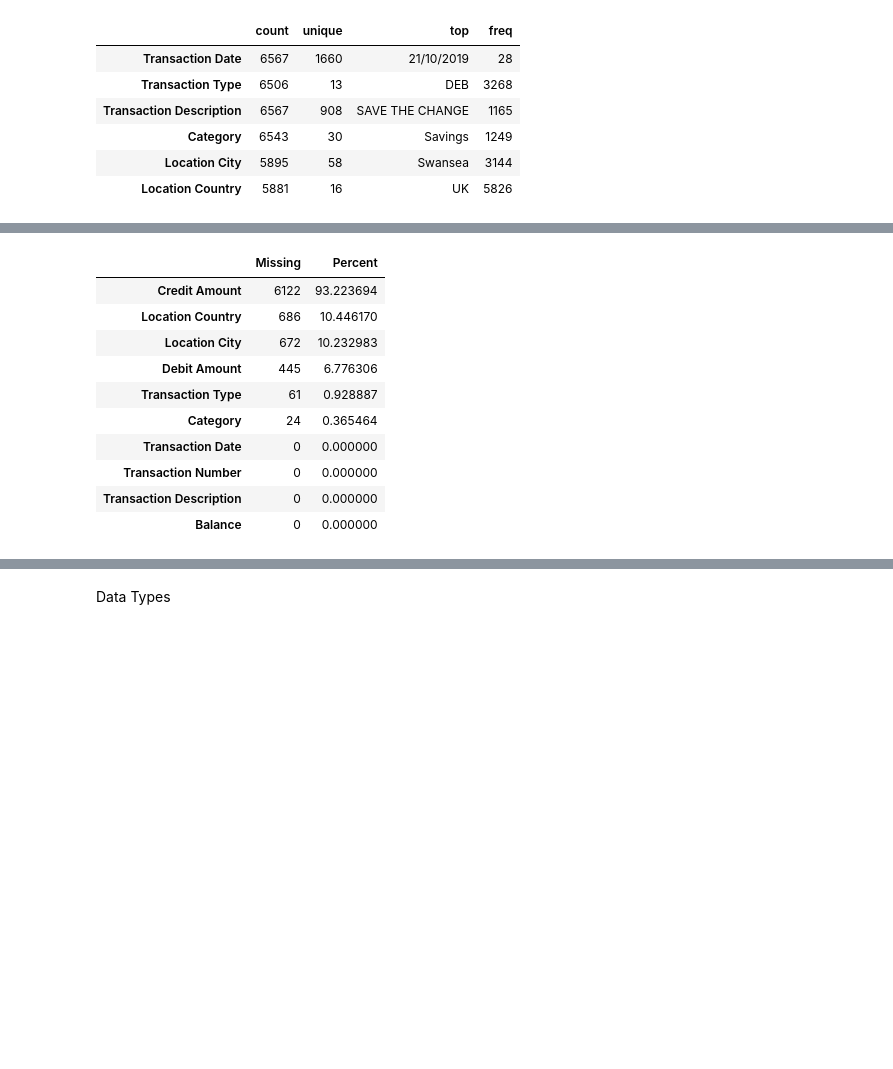
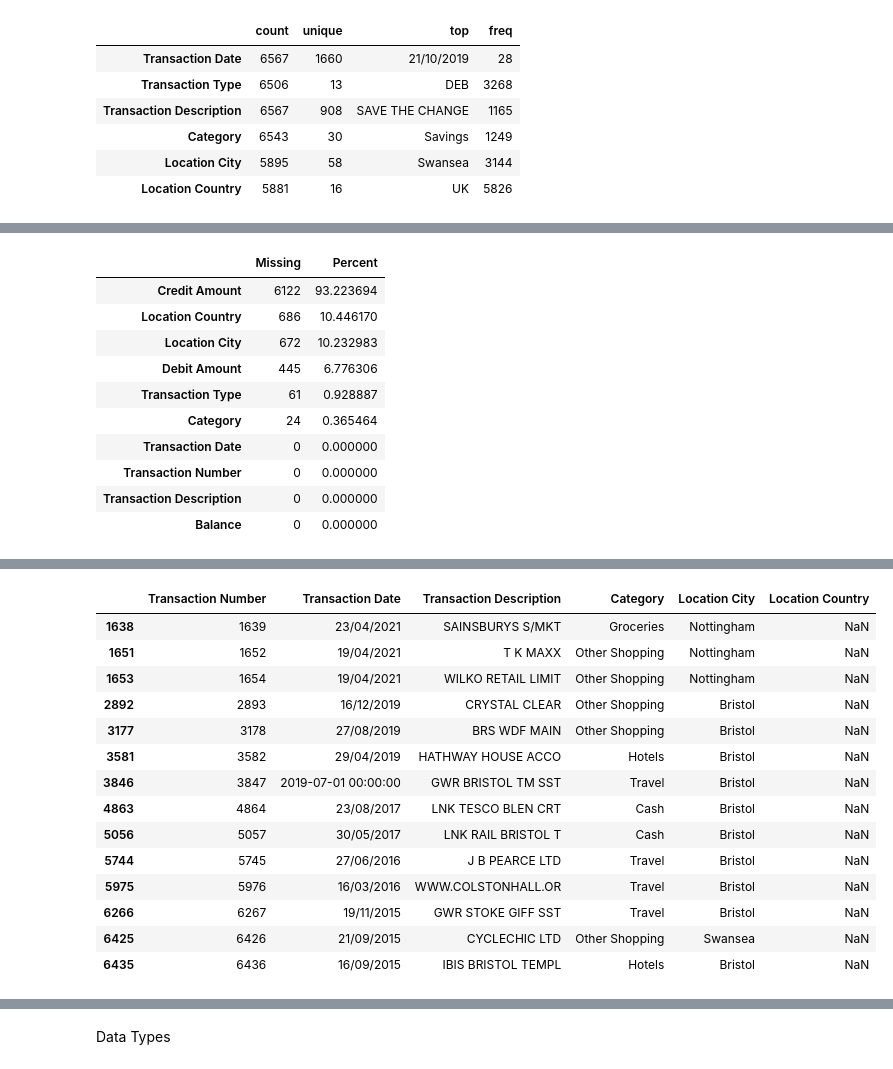
Before and after one commit to m3mentomor1/e2e-bank-transactions-analysis, a Jupyter notebook: notebooks/eda_raw.ipynb, the cells around one changed output, grey strips where cells are left out. Saved outputs shown, nothing was run; the diff lists cells and outputs as text; code cells hidden in the pictures; blank space fills up the shorter version.

```diff
--- a/notebooks/eda_raw.ipynb
+++ b/notebooks/eda_raw.ipynb
@@ -141,10 +143,83 @@ missing["Percent"] = (
     missing["Missing"] / len(df) * 100
 )
 
-missing.sort_values(
-    "Missing",
-    ascending=False
-)
+display(missing.sort_values("Missing", ascending=False))
+
+# Location City vs Country consistency
+city_null = df["Location City"].isna()
+country_null = df["Location Country"].isna()
+
+location_patterns = pd.DataFrame({
+    "Pattern": [
+        "Both present",
+        "Both missing",
+        "City missing, Country present",
+        "City present, Country missing",
+    ],
+    "Count": [
+        int((~city_null & ~country_null).sum()),
+        int((city_null & country_null).sum()),
+        int((city_null & ~country_null).sum()),
+        int((~city_null & country_null).sum()),
+    ],
+})
+location_patterns["Percent"] = location_patterns["Count"] / len(df) * 100
+
+print("\nLocation City vs Country consistency:")
+display(location_patterns)
+
+city_without_country = df.loc[
+    df["Location City"].notna() & df["Location Country"].isna(),
+    [
+        "Transaction Number",
+        "Transaction Date",
+        "Transaction Description",
+        "Category",
+        "Location City",
+        "Location Country",
+    ],
+]
+print(f"\nCity present, Country missing: {len(city_without_country)}")
+if len(city_without_country):
+    city_country_lookup = (
+        df.loc[
+            df["Location City"].notna() & df["Location Country"].notna(),
+            ["Location City", "Location Country"],
+        ]
+        .value_counts()
+        .reset_index(name="freq")
+    )
+    affected_cities = city_without_country["Location City"].value_counts().rename(
+        "rows_missing_country"
+    )
+    suggested = (
+        city_country_lookup
+        .sort_values("freq", ascending=False)
+        .drop_duplicates(subset=["Location City"], keep="first")
+        .set_index("Location City")["Location Country"]
+    )
+    city_fix_candidates = (
+        affected_cities
+        .to_frame()
+        .join(suggested.rename("most_common_country"), how="left")
+    )
+    display(city_without_country)
+    display(city_fix_candidates)
+
+country_without_city = df.loc[
+    df["Location City"].isna() & df["Location Country"].notna(),
+    [
+        "Transaction Number",
+        "Transaction Date",
+        "Transaction Description",
+        "Category",
+        "Location City",
+        "Location Country",
+    ],
+]
+print(f"\nCity missing, Country present: {len(country_without_city)}")
+if len(country_without_city):
+    display(country_without_city)
 # %% [output]
 |  | Missing | Percent |
 | Credit Amount | 6122 | 93.223694 |
@@ -159,0 +242,15 @@ missing.sort_values(
+|  | Transaction Number | Transaction Date | Transaction Description | Category | Location City | Location Country |
+| 1638 | 1639 | 23/04/2021 | SAINSBURYS S/MKT | Groceries | Nottingham | NaN |
+| 1651 | 1652 | 19/04/2021 | T K MAXX | Other Shopping | Nottingham | NaN |
+| 1653 | 1654 | 19/04/2021 | WILKO RETAIL LIMIT | Other Shopping | Nottingham | NaN |
+| 2892 | 2893 | 16/12/2019 | CRYSTAL CLEAR | Other Shopping | Bristol | NaN |
+| 3177 | 3178 | 27/08/2019 | BRS WDF MAIN | Other Shopping | Bristol | NaN |
+| 3581 | 3582 | 29/04/2019 | HATHWAY HOUSE ACCO | Hotels | Bristol | NaN |
+| 3846 | 3847 | 2019-07-01 00:00:00 | GWR BRISTOL TM SST | Travel | Bristol | NaN |
+| 4863 | 4864 | 23/08/2017 | LNK TESCO BLEN CRT | Cash | Bristol | NaN |
+| 5056 | 5057 | 30/05/2017 | LNK RAIL BRISTOL T | Cash | Bristol | NaN |
+| 5744 | 5745 | 27/06/2016 | J B PEARCE LTD | Travel | Bristol | NaN |
+| 5975 | 5976 | 16/03/2016 | WWW.COLSTONHALL.OR | Travel | Bristol | NaN |
+| 6266 | 6267 | 19/11/2015 | GWR STOKE GIFF SST | Travel | Bristol | NaN |
+| 6425 | 6426 | 21/09/2015 | CYCLECHIC LTD | Other Shopping | Swansea | NaN |
+| 6435 | 6436 | 16/09/2015 | IBIS BRISTOL TEMPL | Hotels | Bristol | NaN |
```
Also changed, not shown: parts of 8 cells of this notebook, 2 other files.
